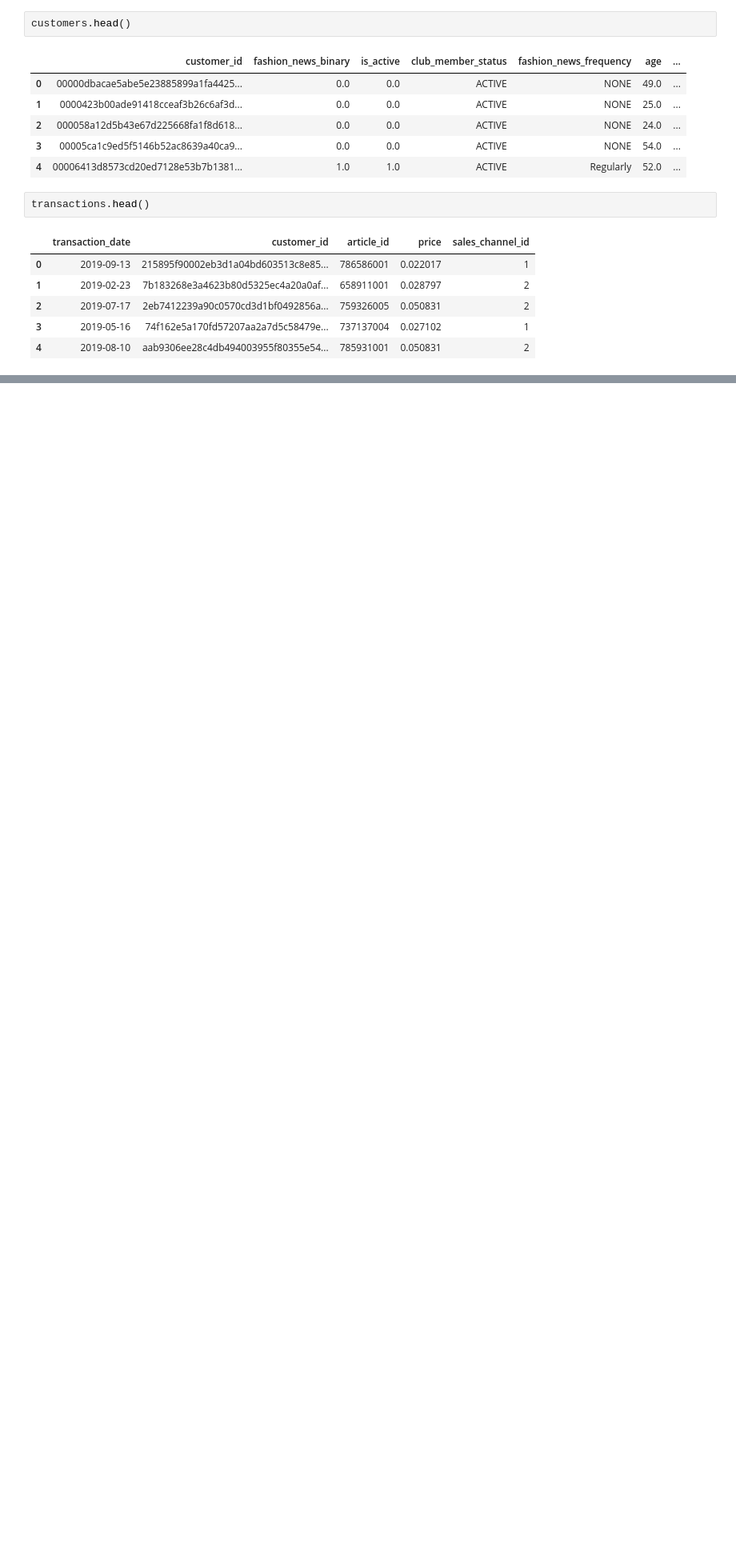
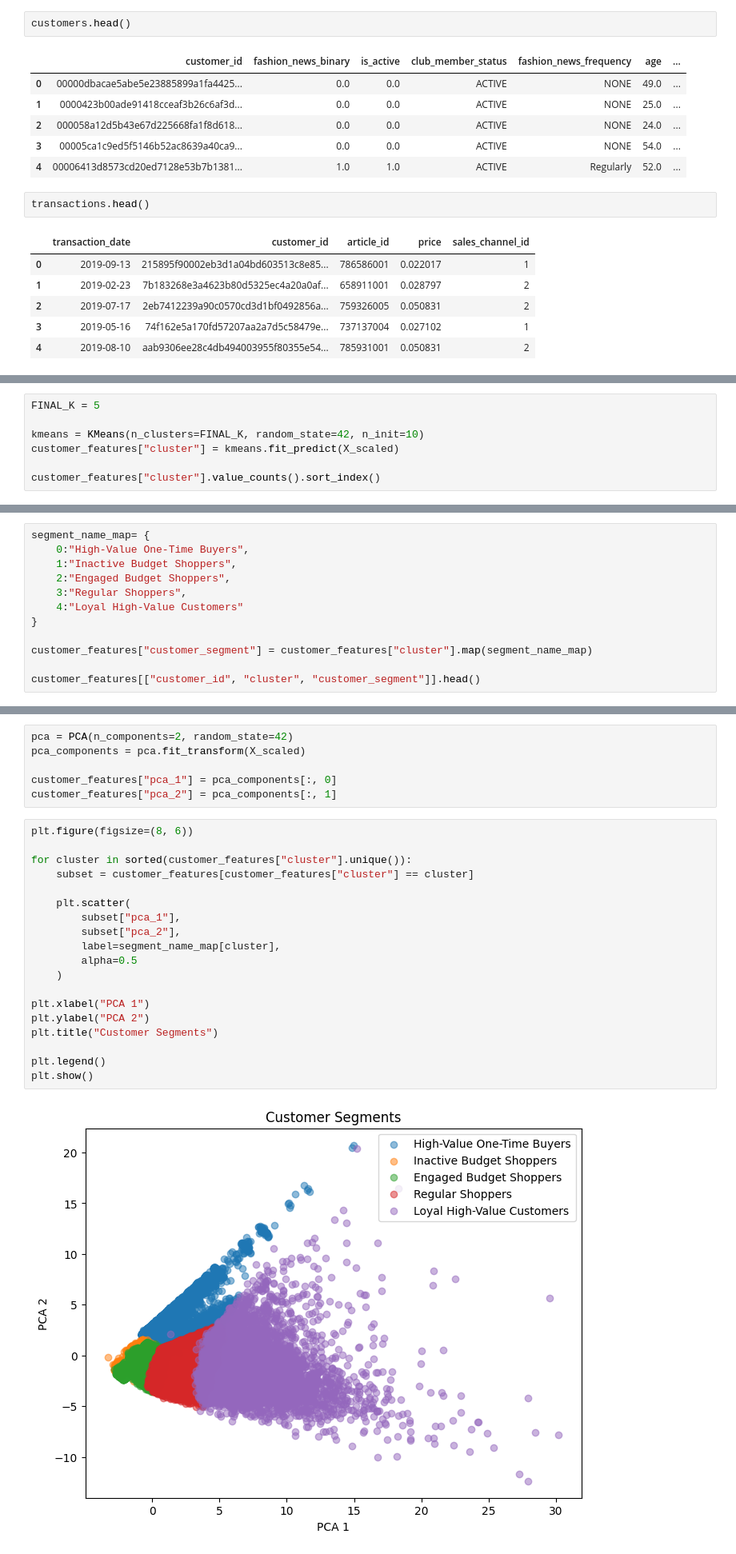
Before and after one commit to Letitia-Chang/omni-retail-ai, a Jupyter notebook: notebooks/02_customer_segmentation.ipynb, the cells around one changed output, grey strips where cells are left out. Shown at 80% size. Cells and saved outputs as stored; diff of their text form; blank space fills up the shorter version.

```diff
--- a/notebooks/02_customer_segmentation.ipynb
+++ b/notebooks/02_customer_segmentation.ipynb
@@ -116,0 +326,7 @@ customer_behavior.head()
+# %%
+FINAL_K = 5
+
+kmeans = KMeans(n_clusters=FINAL_K, random_state=42, n_init=10)
+customer_features["cluster"] = kmeans.fit_predict(X_scaled)
+
+customer_features["cluster"].value_counts().sort_index()
@@ -116,0 +492,12 @@ customer_behavior.head()
+# %%
+segment_name_map= {
+    0:"High-Value One-Time Buyers",
+    1:"Inactive Budget Shoppers",
+    2:"Engaged Budget Shoppers",
+    3:"Regular Shoppers",
+    4:"Loyal High-Value Customers"
+}
+
+customer_features["customer_segment"] = customer_features["cluster"].map(segment_name_map)
+
+customer_features[["customer_id", "cluster", "customer_segment"]].head()
@@ -116,0 +513,27 @@ customer_behavior.head()
+# %%
+pca = PCA(n_components=2, random_state=42)
+pca_components = pca.fit_transform(X_scaled)
+
+customer_features["pca_1"] = pca_components[:, 0]
+customer_features["pca_2"] = pca_components[:, 1]
+# %%
+plt.figure(figsize=(8, 6))
+
+for cluster in sorted(customer_features["cluster"].unique()):
+    subset = customer_features[customer_features["cluster"] == cluster]
+
+    plt.scatter(
+        subset["pca_1"],
+        subset["pca_2"],
+        label=segment_name_map[cluster],
+        alpha=0.5
+    )
+
+plt.xlabel("PCA 1")
+plt.ylabel("PCA 2")
+plt.title("Customer Segments")
+
+plt.legend()
+plt.show()
+# %% [output]
+[figure, added]
```
Also changed, not shown: parts of 35 cells of this notebook, 1 other file.
